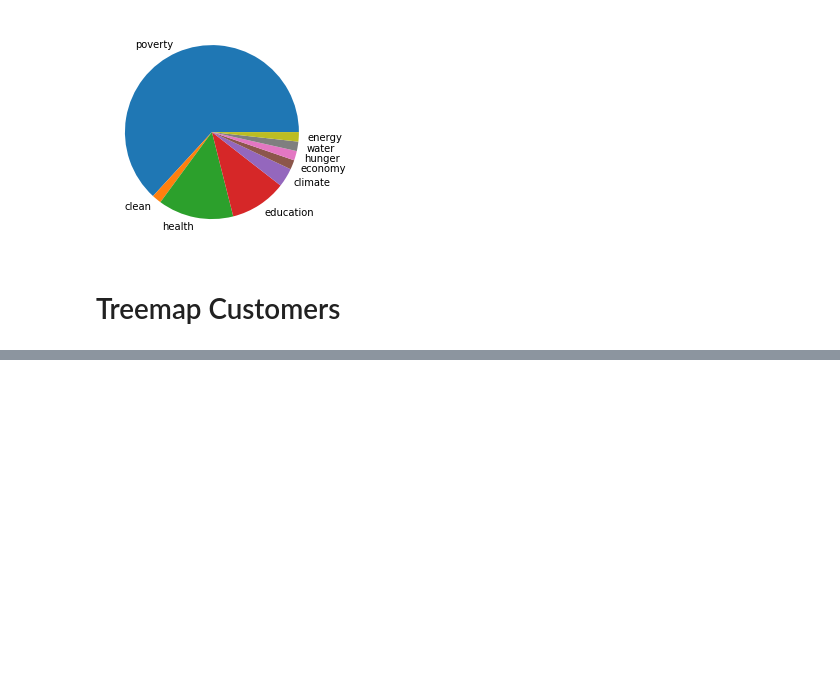
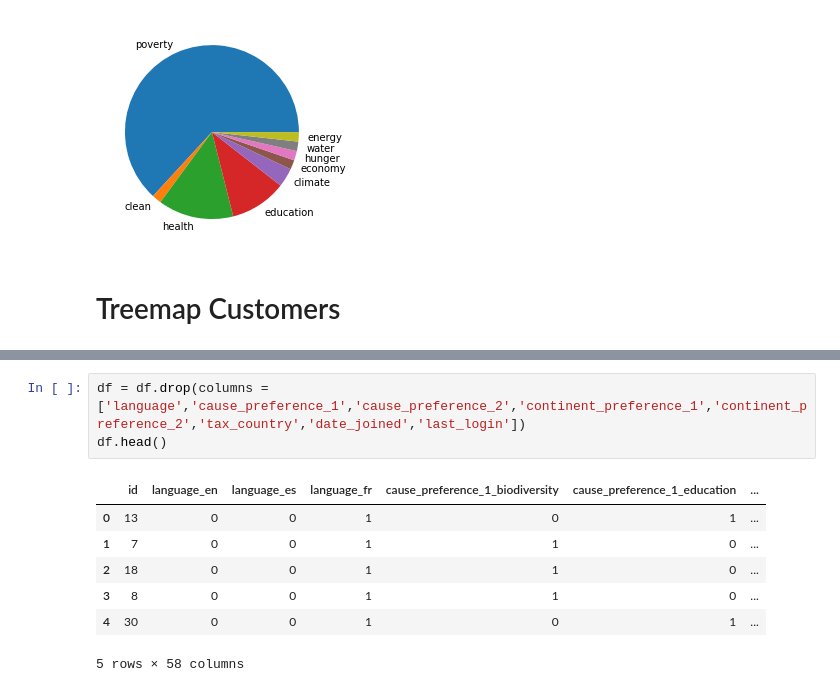
Before and after one commit to danielballesterc/capstone, a Jupyter notebook: Python Data Viz.ipynb, the cells around one changed output, grey strips where cells are left out. Drawn from its saved outputs; the diff is of its cells as text; blank space fills up the shorter version.

```diff
--- a/Python Data Viz.ipynb
+++ b/Python Data Viz.ipynb
@@ -135,0 +178,11 @@ plt.show()
+# %%
+df = df.drop(columns = ['language','cause_preference_1','cause_preference_2','continent_preference_1','continent_preference_2','tax_country','date_joined','last_login'])
+df.head()
+# %% [output]
+|  | id | language_en | language_es | language_fr | cause_preference_1_biodiversity | cause_preference_1_education | ... |
+| 0 | 13 | 0 | 0 | 1 | 0 | 1 | ... |
+| 1 | 7 | 0 | 0 | 1 | 1 | 0 | ... |
+| 2 | 18 | 0 | 0 | 1 | 1 | 0 | ... |
+| 3 | 8 | 0 | 0 | 1 | 1 | 0 | ... |
+| 4 | 30 | 0 | 0 | 1 | 0 | 1 | ... |
+5 rows × 58 columns
```
Also changed, not shown: parts of 7 cells of this notebook.
